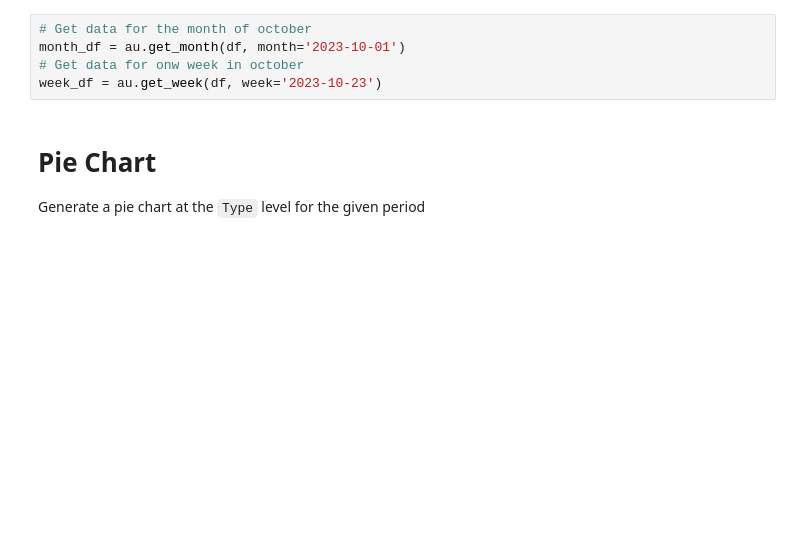
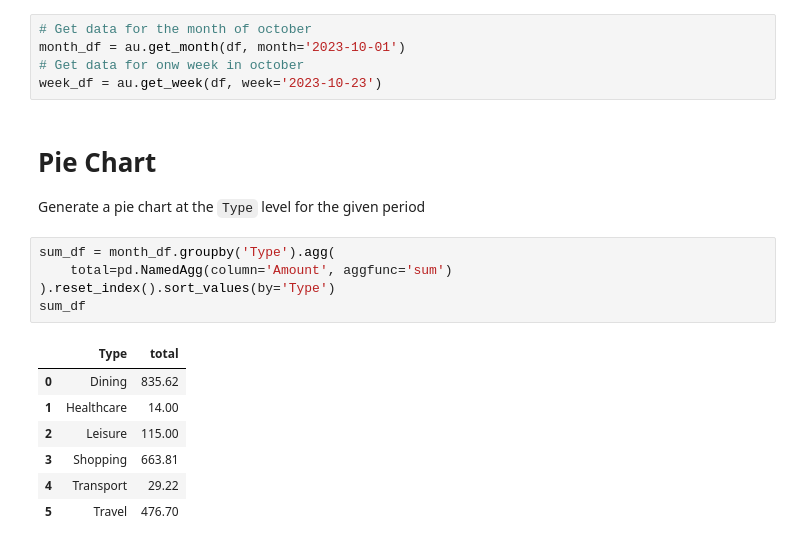
Before and after one commit to Lerac1275/personal-spending, a Jupyter notebook: notebooks/graphing.ipynb, the cells around one changed output. Saved outputs shown, nothing was run; the diff lists cells and outputs as text; blank space fills up the shorter version.

```diff
--- a/notebooks/graphing.ipynb
+++ b/notebooks/graphing.ipynb
@@ -31,3 +32,16 @@ week_df = au.get_week(df, week='2023-10-23')
 # Pie Chart
 
 Generate a pie chart at the `Type` level for the given period
+# %%
+sum_df = month_df.groupby('Type').agg(
+    total=pd.NamedAgg(column='Amount', aggfunc='sum')
+).reset_index().sort_values(by='Type')
+sum_df
+# %% [output]
+|  | Type | total |
+| 0 | Dining | 835.62 |
+| 1 | Healthcare | 14.00 |
+| 2 | Leisure | 115.00 |
+| 3 | Shopping | 663.81 |
+| 4 | Transport | 29.22 |
+| 5 | Travel | 476.70 |
```
Also changed, not shown: parts of 9 cells of this notebook.
